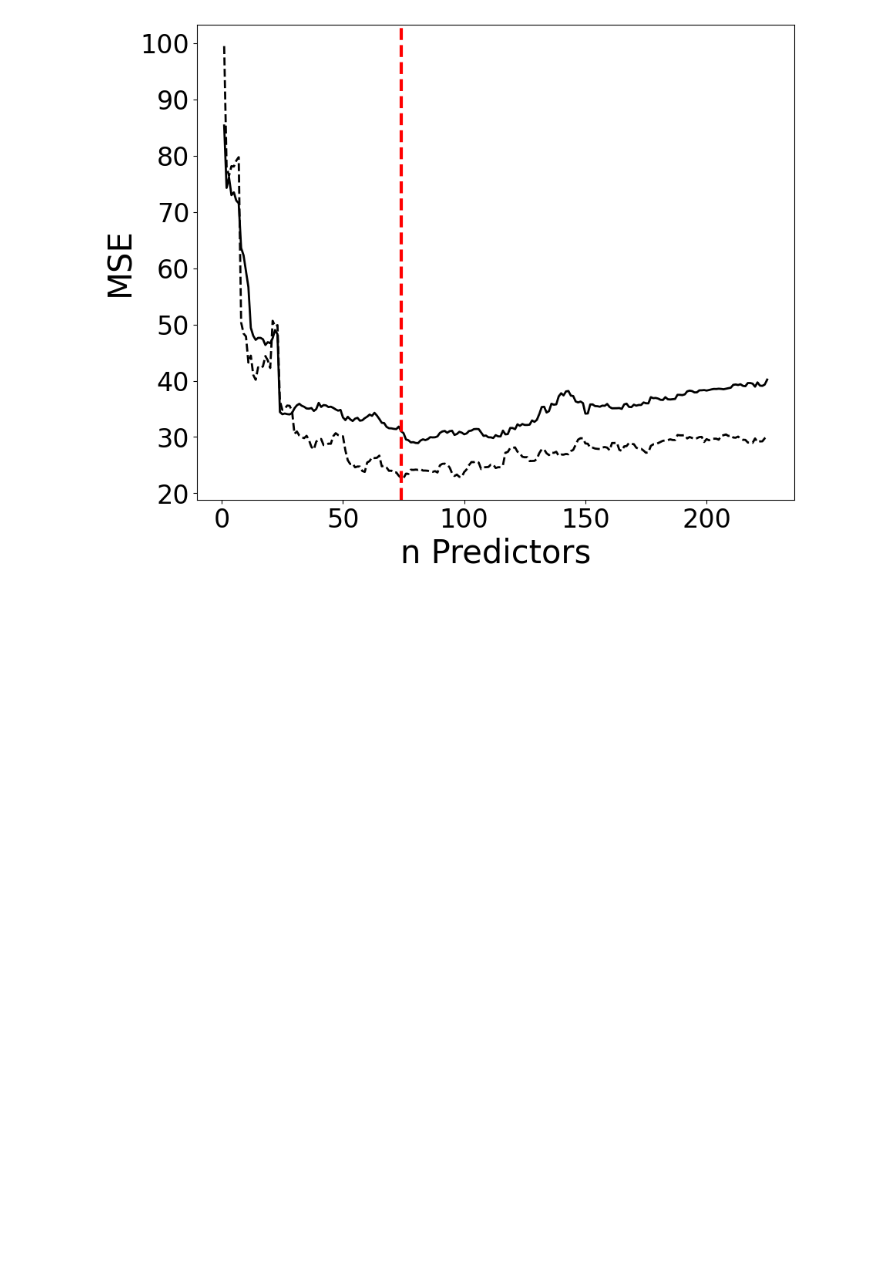
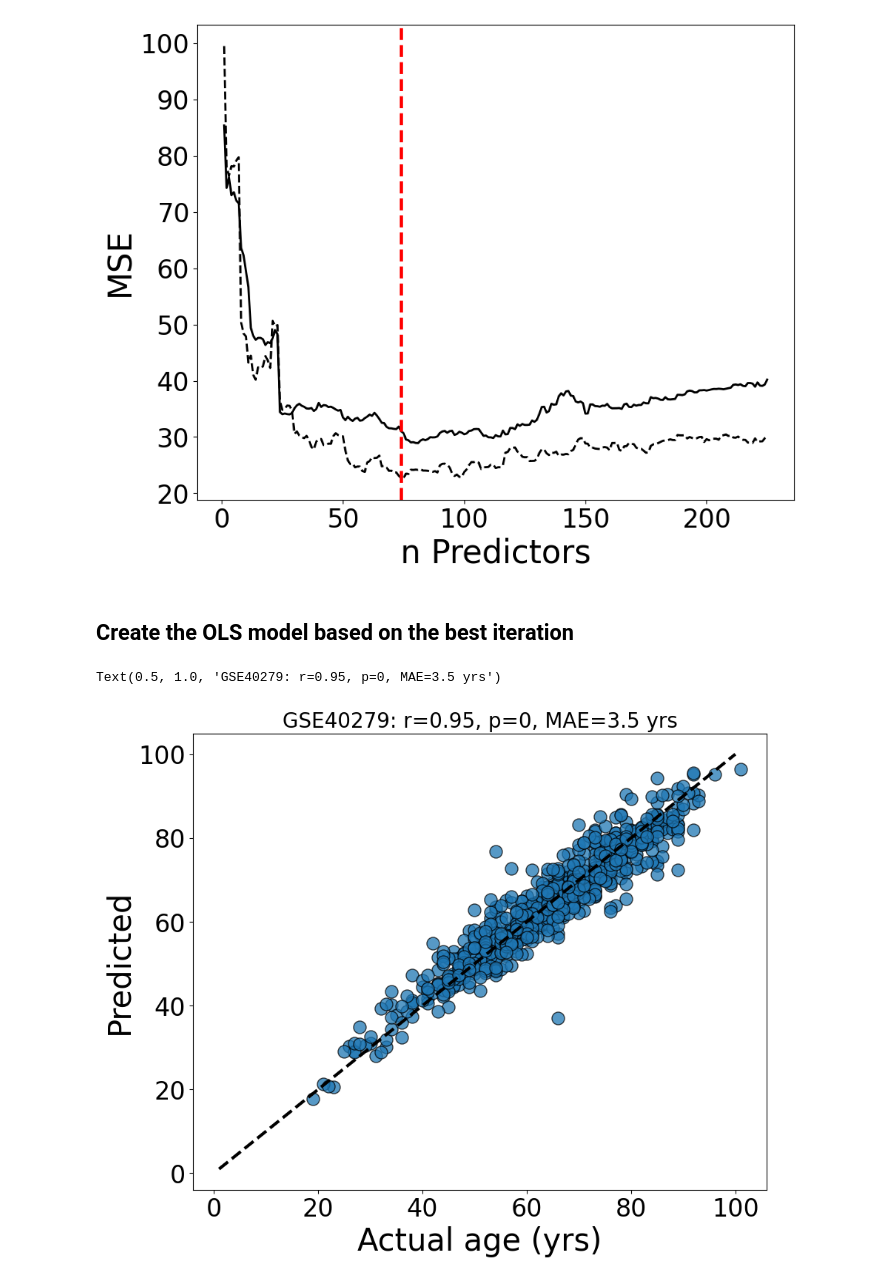
Before and after one commit to SkinnerCM/conboy-laboratory, a Jupyter notebook: dnam-clocks/mFSS-clock/notebooks/Generate figures/Generate Figure 3.ipynb, the cells around one changed output. Cells and saved outputs as stored; diff of their text form; code cells hidden in the pictures; blank space fills up the shorter version.

Commit message:
update 'Generate Figure 3' notebook

```diff
--- a/dnam-clocks/mFSS-clock/notebooks/Generate figures/Generate Figure 3.ipynb
+++ b/dnam-clocks/mFSS-clock/notebooks/Generate figures/Generate Figure 3.ipynb
@@ -95,3 +100,32 @@ plt.xticks(fontsize=24);
 plt.yticks(fontsize=24);
 # %% [output]
 [figure]
+# %% [markdown]
+## Create the OLS model based on the best iteration
+# %%
+age_corr_mfss_selection =filtered_age_corrs.CpG[:best_iter]
+age_corr_mfss_model = LinearRegression(positive=False).fit(hannum[age_corr_mfss_selection], hannum_meta.age)
+# %%
+train_preds = age_corr_mfss_model.predict(hannum[basic_fsw_selection])
+
+regression = stats.linregress(hannum_meta.age, train_preds)
+slope, intercept, rvalue, pvalue, stderr = regression
+
+mae = metrics.mean_absolute_error(hannum_meta.age, train_preds)
+
+plt.figure(figsize=(10, 8))
+# Create a scatter plot of the transformed data
+sns.scatterplot(x=hannum_meta.age, y=train_preds, alpha=0.75, s=150, edgecolor="k")
+# sns.regplot(x=hannum_meta.age, y=train_preds, scatter=False,color="black", line_kws={"linestyle": "--"})
+vals = np.linspace(1,100,100)
+sns.lineplot(x=vals, y=vals,linewidth=3, color='k',linestyle='--')
+plt.xlabel('Actual age (yrs)',fontsize=30)
+plt.ylabel('Predicted',fontsize=30)
+
+plt.xticks(fontsize=24)
+plt.yticks(fontsize=24)
+
+plt.title('{}: r={:.2f}, p={:.1g}, MAE={:.1f} yrs'.format(hannum_meta.series_id[0], rvalue, pvalue, mae),fontsize=20)
+# %% [output]
+Text(0.5, 1.0, 'GSE40279: r=0.95, p=0, MAE=3.5 yrs')
+[figure, added]
```
Also changed, not shown: parts of 3 cells of this notebook.
